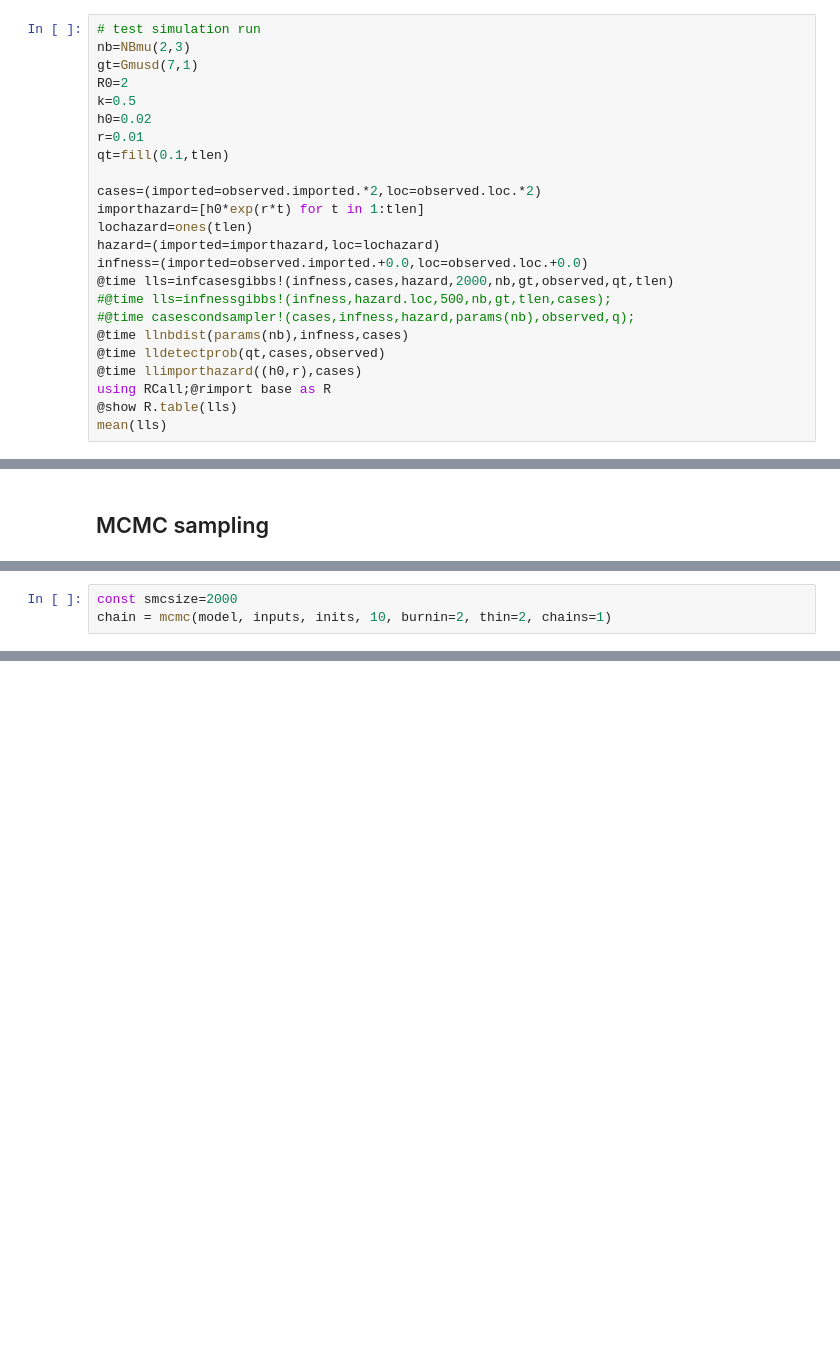
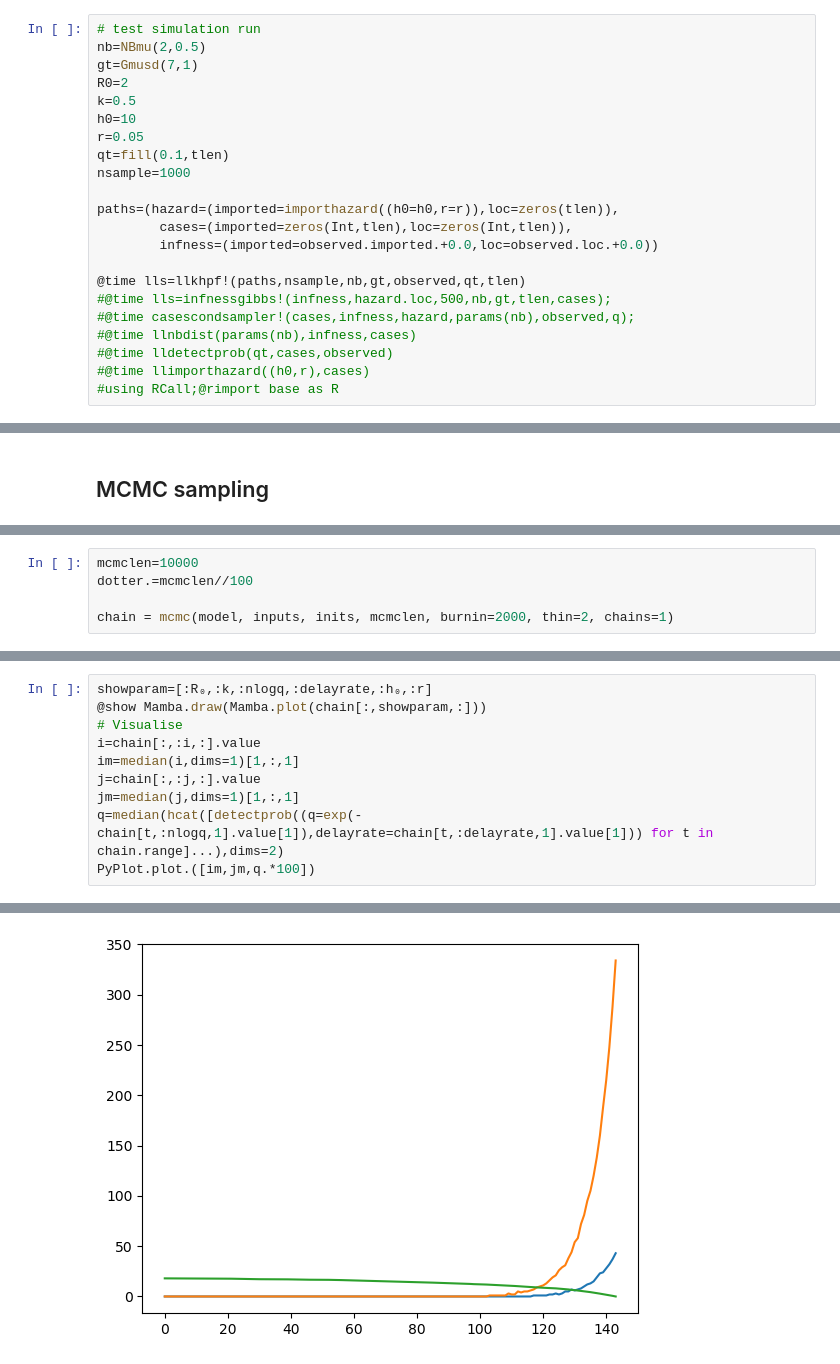
Before and after one commit to akira-endo/2019nCoV, a Jupyter notebook: src/nCoV_importation.ipynb, the cells around one changed output, grey strips where cells are left out. Drawn from its saved outputs; the diff is of its cells as text; blank space fills up the shorter version.

```diff
--- a/src/nCoV_importation.ipynb
+++ b/src/nCoV_importation.ipynb
@@ -212,25 +183,23 @@ llimporthazard (generic function with 1 method)
 # %%
 # test simulation run
-nb=NBmu(2,3)
+nb=NBmu(2,0.5)
 gt=Gmusd(7,1)
 R0=2
 k=0.5
-h0=0.02
-r=0.01
+h0=10
+r=0.05
 qt=fill(0.1,tlen)
+nsample=1000
 
-cases=(imported=observed.imported.*2,loc=observed.loc.*2)
-importhazard=[h0*exp(r*t) for t in 1:tlen]
-lochazard=ones(tlen)
-hazard=(imported=importhazard,loc=lochazard)
-infness=(imported=observed.imported.+0.0,loc=observed.loc.+0.0)
-@time lls=infcasesgibbs!(infness,cases,hazard,2000,nb,gt,observed,qt,tlen)
+paths=(hazard=(imported=importhazard((h0=h0,r=r)),loc=zeros(tlen)),
+        cases=(imported=zeros(Int,tlen),loc=zeros(Int,tlen)),
+        infness=(imported=observed.imported.+0.0,loc=observed.loc.+0.0))
+
+@time lls=llkhpf!(paths,nsample,nb,gt,observed,qt,tlen)
 #@time lls=infnessgibbs!(infness,hazard.loc,500,nb,gt,tlen,cases);
 #@time casescondsampler!(cases,infness,hazard,params(nb),observed,q);
-@time llnbdist(params(nb),infness,cases)
-@time lldetectprob(qt,cases,observed)
-@time llimporthazard((h0,r),cases)
-using RCall;@rimport base as R
-@show R.table(lls)
-mean(lls)
+#@time llnbdist(params(nb),infness,cases)
+#@time lldetectprob(qt,cases,observed)
+#@time llimporthazard((h0,r),cases)
+#using RCall;@rimport base as R
 # %% [output]
@@ -330,3 +265,5 @@ setsamplers!(model,[NUTS(collect(keys(parms))),infcasessample])
 # %%
-const smcsize=2000
-chain = mcmc(model, inputs, inits, 10, burnin=2, thin=2, chains=1)
+mcmclen=10000
+dotter.=mcmclen//100
+
+chain = mcmc(model, inputs, inits, mcmclen, burnin=2000, thin=2, chains=1)
@@ -492,0 +292,11 @@ end
+# %%
+showparam=[:R₀,:k,:nlogq,:delayrate,:h₀,:r]
+@show Mamba.draw(Mamba.plot(chain[:,showparam,:]))
+# Visualise
+i=chain[:,:i,:].value
+im=median(i,dims=1)[1,:,1]
+j=chain[:,:j,:].value
+jm=median(j,dims=1)[1,:,1]
+q=median(hcat([detectprob((q=exp(-chain[t,:nlogq,1].value[1]),delayrate=chain[t,:delayrate,1].value[1])) for t in chain.range]...),dims=2)
+PyPlot.plot.([im,jm,q.*100])
+# %% [output]
@@ -492,0 +307 @@ end
+[figure, added]
```
Also changed, not shown: parts of 11 cells of this notebook, 1 other file.
